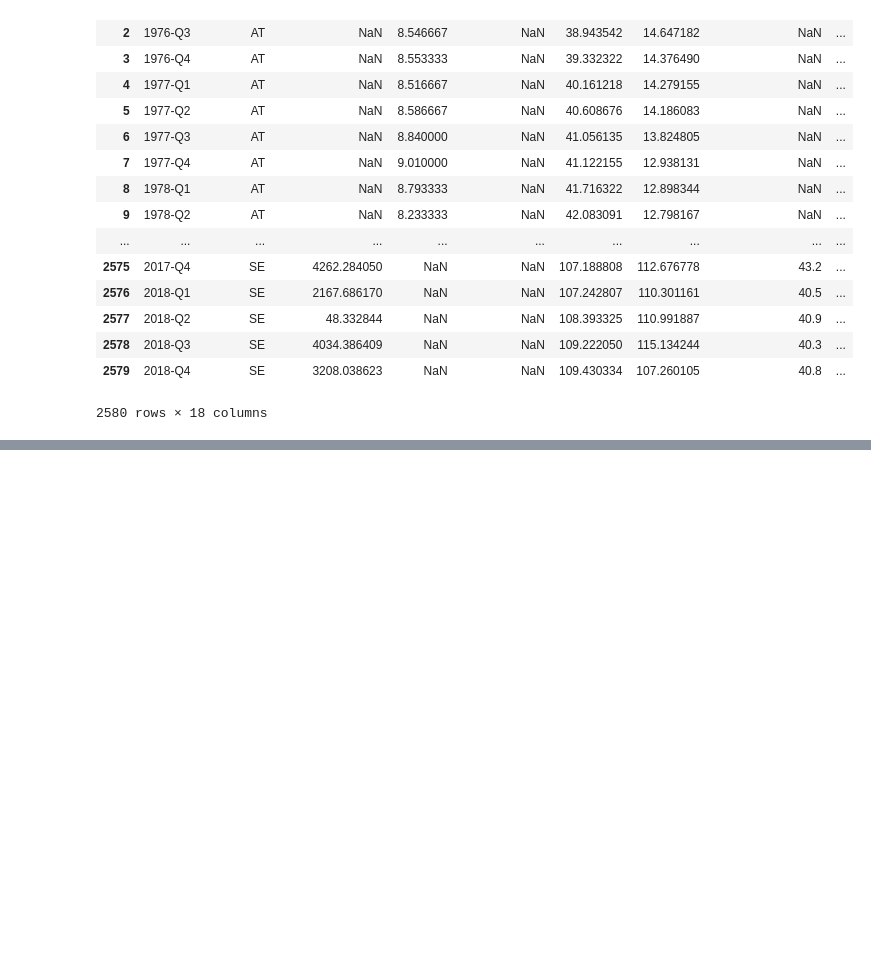
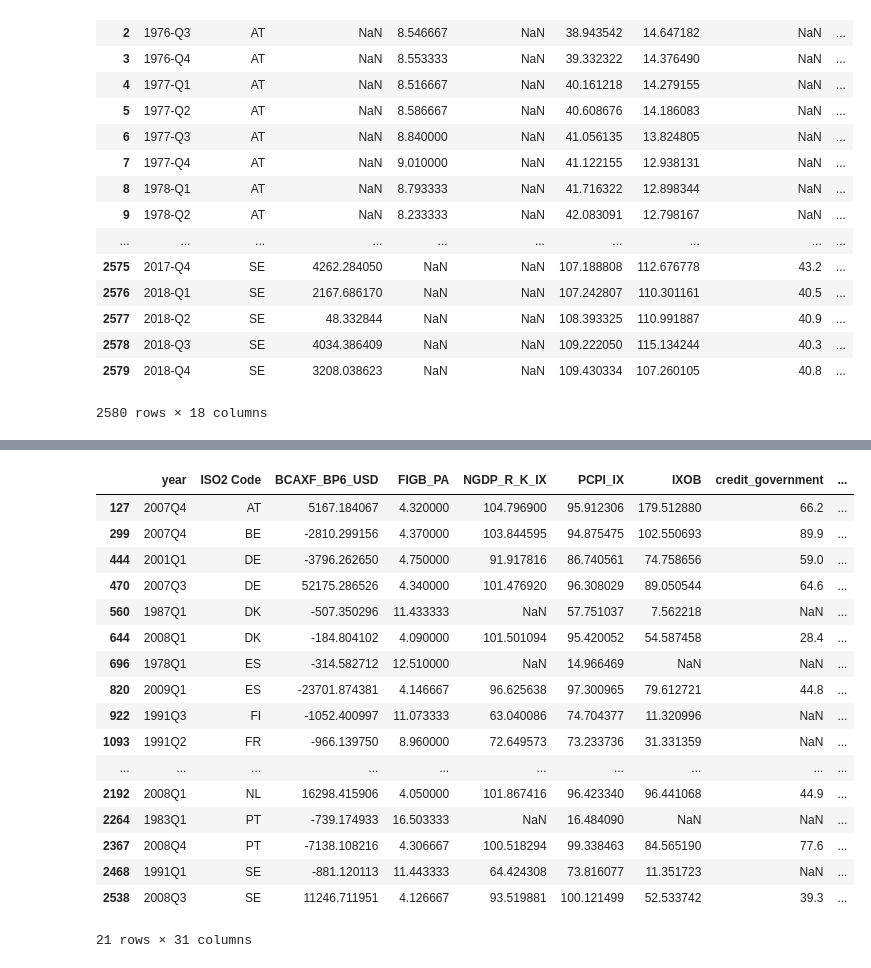
Before and after one commit to Walras-data/countryrisk, a Jupyter notebook: countryrisk_ecbmodel.ipynb, the cells around one changed output, grey strips where cells are left out. Cells and saved outputs as stored; diff of their text form; code cells hidden in the pictures; blank space fills up the shorter version.

```diff
--- a/countryrisk_ecbmodel.ipynb
+++ b/countryrisk_ecbmodel.ipynb
@@ -269,0 +339,8 @@ bs2
+# %%
+### turning to quarters
+
+ecb['Qtr'] = pd.PeriodIndex(pd.to_datetime(ecb.start), freq = 'Q')
+# %%
+crisis = ecb[['Country', 'Qtr']]
+# %%
+bs2["year"] = bs2["year"].str.replace("-", "")
@@ -269,0 +367,4 @@ bs2
+# %%
+### Creating crises variable
+crisis["dummy"] = 1
+crise = pd.merge(bs2, crisis, left_on = ['ISO2 Code', 'year'], right_on = ['Country', 'year'], how = 'left')
@@ -269,0 +377,21 @@ bs2
+# %%
+crise[crise["dummy"] == 1]
+# %% [output]
+|  | year | ISO2 Code | BCAXF_BP6_USD | FIGB_PA | NGDP_R_K_IX | PCPI_IX | IXOB | credit_government | ... |
+| 127 | 2007Q4 | AT | 5167.184067 | 4.320000 | 104.796900 | 95.912306 | 179.512880 | 66.2 | ... |
+| 299 | 2007Q4 | BE | -2810.299156 | 4.370000 | 103.844595 | 94.875475 | 102.550693 | 89.9 | ... |
+| 444 | 2001Q1 | DE | -3796.262650 | 4.750000 | 91.917816 | 86.740561 | 74.758656 | 59.0 | ... |
+| 470 | 2007Q3 | DE | 52175.286526 | 4.340000 | 101.476920 | 96.308029 | 89.050544 | 64.6 | ... |
+| 560 | 1987Q1 | DK | -507.350296 | 11.433333 | NaN | 57.751037 | 7.562218 | NaN | ... |
+| 644 | 2008Q1 | DK | -184.804102 | 4.090000 | 101.501094 | 95.420052 | 54.587458 | 28.4 | ... |
+| 696 | 1978Q1 | ES | -314.582712 | 12.510000 | NaN | 14.966469 | NaN | NaN | ... |
+| 820 | 2009Q1 | ES | -23701.874381 | 4.146667 | 96.625638 | 97.300965 | 79.612721 | 44.8 | ... |
+| 922 | 1991Q3 | FI | -1052.400997 | 11.073333 | 63.040086 | 74.704377 | 11.320996 | NaN | ... |
+| 1093 | 1991Q2 | FR | -966.139750 | 8.960000 | 72.649573 | 73.233736 | 31.331359 | NaN | ... |
+| ... | ... | ... | ... | ... | ... | ... | ... | ... | ... |
+| 2192 | 2008Q1 | NL | 16298.415906 | 4.050000 | 101.867416 | 96.423340 | 96.441068 | 44.9 | ... |
+| 2264 | 1983Q1 | PT | -739.174933 | 16.503333 | NaN | 16.484090 | NaN | NaN | ... |
+| 2367 | 2008Q4 | PT | -7138.108216 | 4.306667 | 100.518294 | 99.338463 | 84.565190 | 77.6 | ... |
+| 2468 | 1991Q1 | SE | -881.120113 | 11.443333 | 64.424308 | 73.816077 | 11.351723 | NaN | ... |
+| 2538 | 2008Q3 | SE | 11246.711951 | 4.126667 | 93.519881 | 100.121499 | 52.533742 | 39.3 | ... |
+21 rows × 31 columns
```
Also changed, not shown: parts of 28 cells of this notebook, 1 other file.
